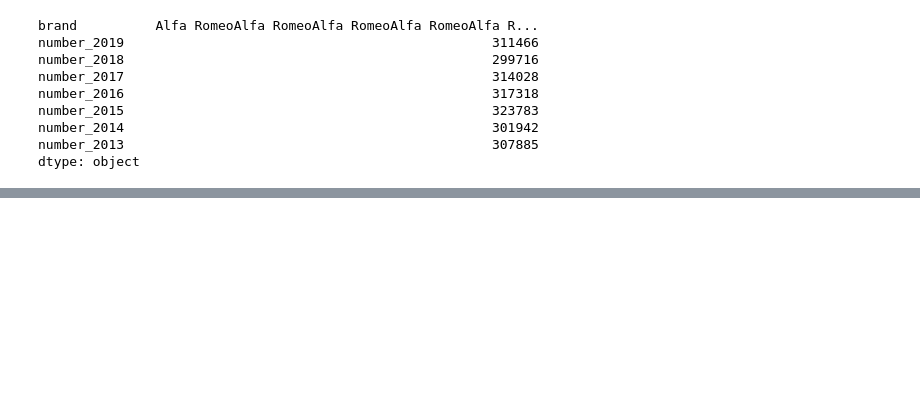
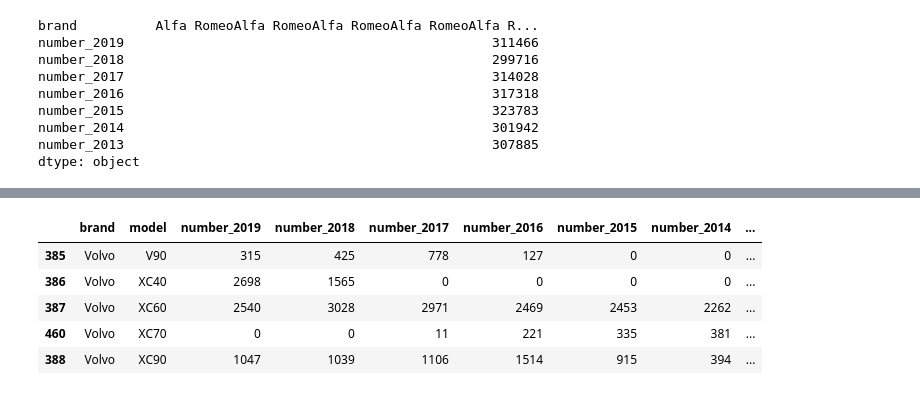
Before and after one commit to datamapio/cars, a Jupyter notebook: Passenger Cars CH.ipynb, the cells around one changed output, grey strips where cells are left out. Saved outputs shown, nothing was run; the diff lists cells and outputs as text; code cells hidden in the pictures; blank space fills up the shorter version.

```diff
--- a/Passenger Cars CH.ipynb
+++ b/Passenger Cars CH.ipynb
@@ -477,2 +467,11 @@ dtype: object
+# %%
+pkw_CH_2013_2019.tail()
+# %% [output]
+|  | brand | model | number_2019 | number_2018 | number_2017 | number_2016 | number_2015 | number_2014 | ... |
+| 385 | Volvo | V90 | 315 | 425 | 778 | 127 | 0 | 0 | ... |
+| 386 | Volvo | XC40 | 2698 | 1565 | 0 | 0 | 0 | 0 | ... |
+| 387 | Volvo | XC60 | 2540 | 3028 | 2971 | 2469 | 2453 | 2262 | ... |
+| 460 | Volvo | XC70 | 0 | 0 | 11 | 221 | 335 | 381 | ... |
+| 388 | Volvo | XC90 | 1047 | 1039 | 1106 | 1514 | 915 | 394 | ... |
 # %%
 pkw_CH_2013_2019.to_csv ('CH_passenger_cars_registrations_2013-2019.csv', index = False, header=True)
```
Also changed, not shown: parts of 11 cells of this notebook, 1 other file.
